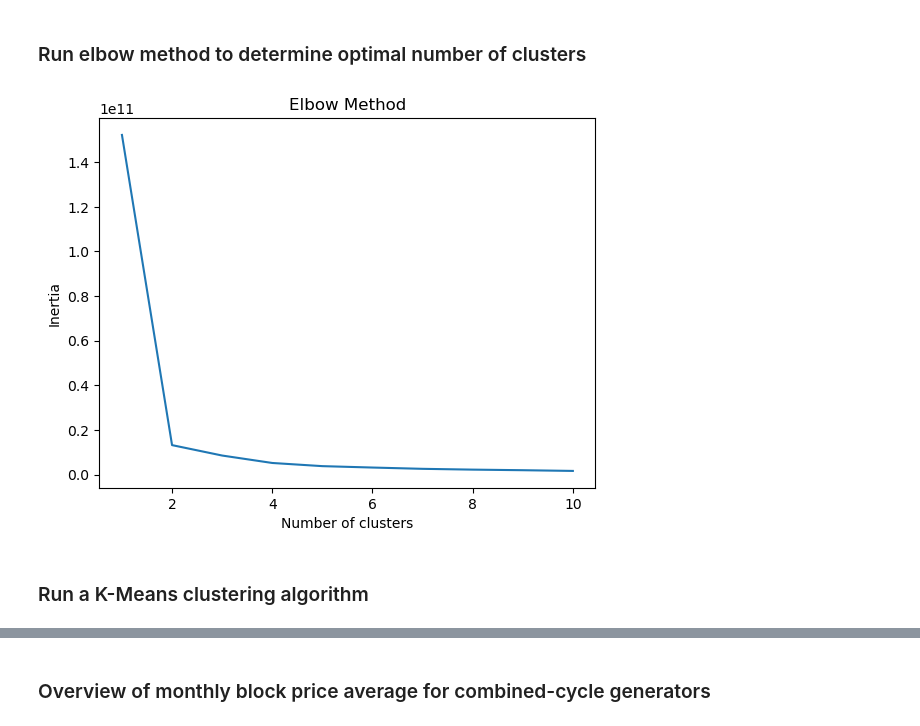
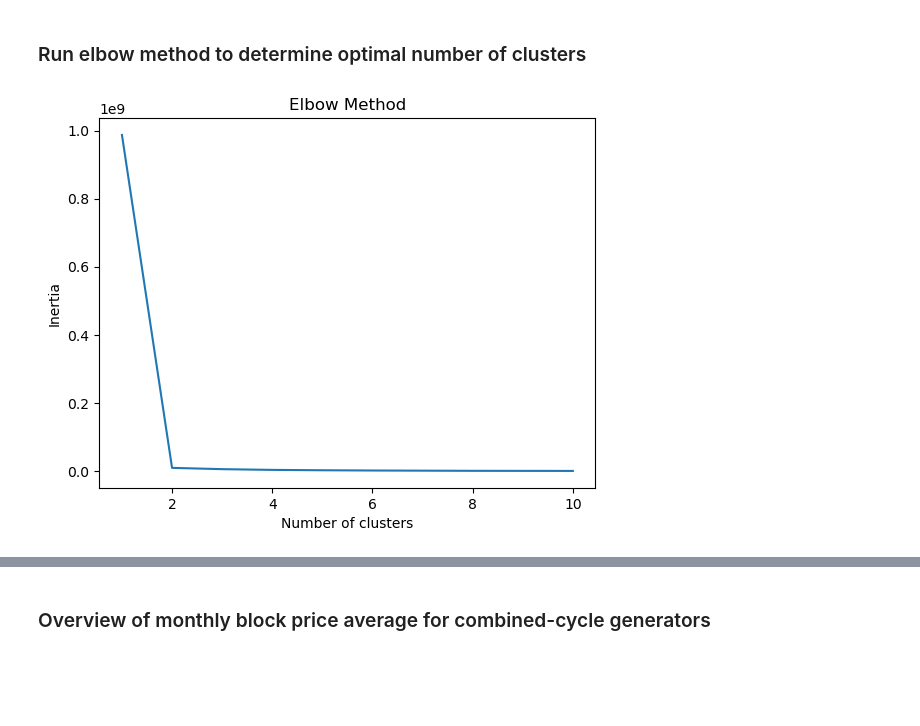
Before and after one commit to seantan88/ECON588Project, a Jupyter notebook: Analysis/cluster.ipynb, the cells around one changed output, grey strips where cells are left out. Cells and saved outputs as stored; diff of their text form; code cells hidden in the pictures; blank space fills up the shorter version.

```diff
--- a/Analysis/cluster.ipynb
+++ b/Analysis/cluster.ipynb
@@ -14,32 +153,37 @@ df1 = pd.read_csv("/Users/seantan88/Documents/GitHub/ElectricityCluster/daily_me
 # %% [markdown]
 ### Run elbow method to determine optimal number of clusters
 # %%
-
+#function to perform the elbow method
 def elbow_method(df, features):
     # perform the elbow method to determine the optimal number of clusters
     # create a list of inertia values for each number of clusters
     inertia = []
     # loop through the number of clusters from 1 to 10
     for i in range(1, 11):
         # create a kmeans model
         kmeans = KMeans(n_clusters = i, init = 'k-means++', max_iter = 300, n_init = 10, random_state = 0)
-        # fit the model to the features
-        kmeans.fit(df[[str(features[0]), str(features[1])]])
+        # fit the model to the features, let number of features be to be fit be the number of elements in the features list
+        kmeans.fit(df[features])
         # append the inertia value to the list
         inertia.append(kmeans.inertia_)
 
 
     # plot the inertia values
     plt.plot(range(1, 11), inertia)
     # add labels
     plt.title('Elbow Method')
     plt.xlabel('Number of clusters')
     plt.ylabel('Inertia')
     # show the plot
     plt.show()
 
-elbow_method(df1, ['block_price', 'block_size'])
+# prompt the user for the features they would like to cluster by
+features_input = input('Enter the features you would like to cluster by separated by a space: ').split()
+
+# perform the elbow method
+elbow_method(daily_master_df, features_input)
+
+# prompt the user for the optimal number of clusters as determined by the elbow method plot
+optimal_clusters = int(input('Enter the optimal number of clusters: '))
 # %% [output]
-[figure, old version]
+[figure, new version]
-# %% [markdown]
-### Run a K-Means clustering algorithm
```
Also changed, not shown: parts of 11 cells of this notebook, 2 other files.
